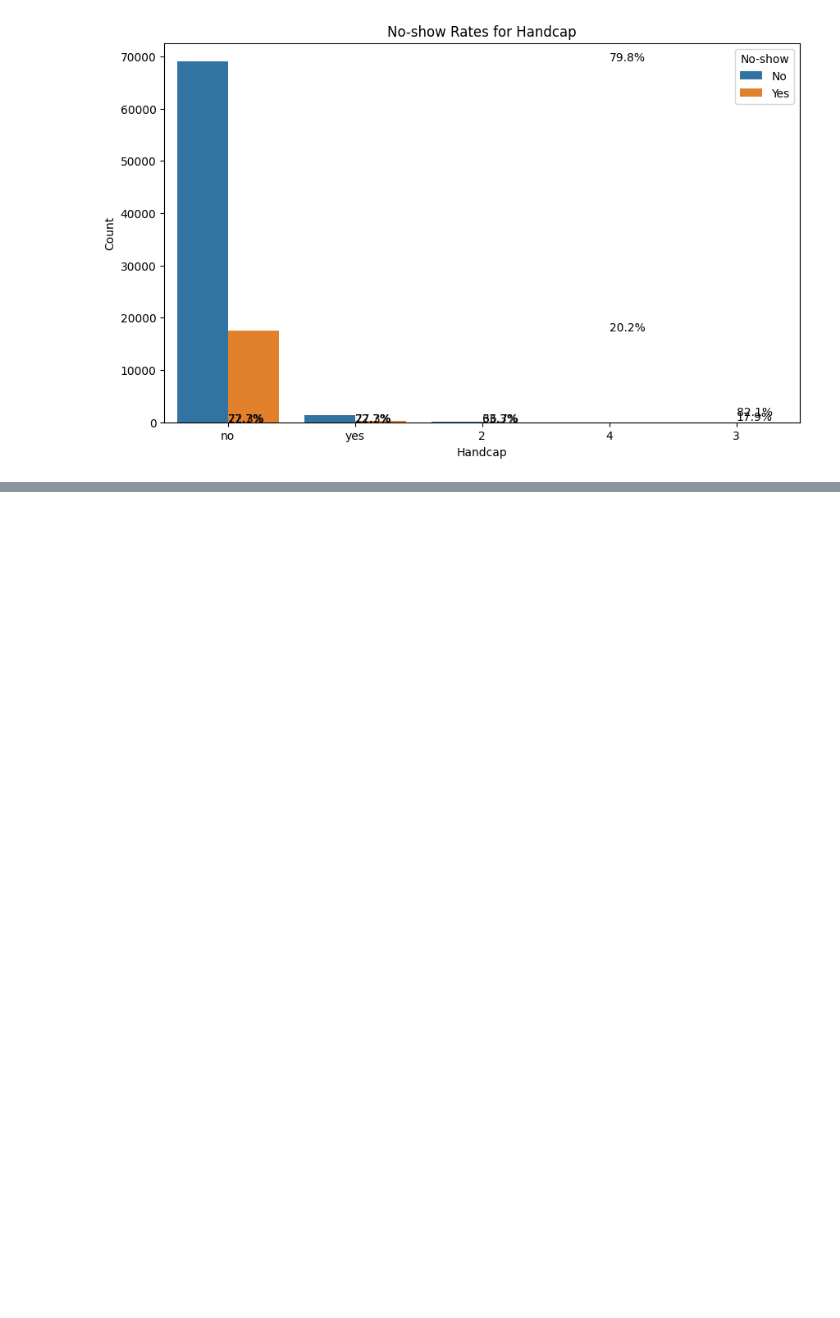
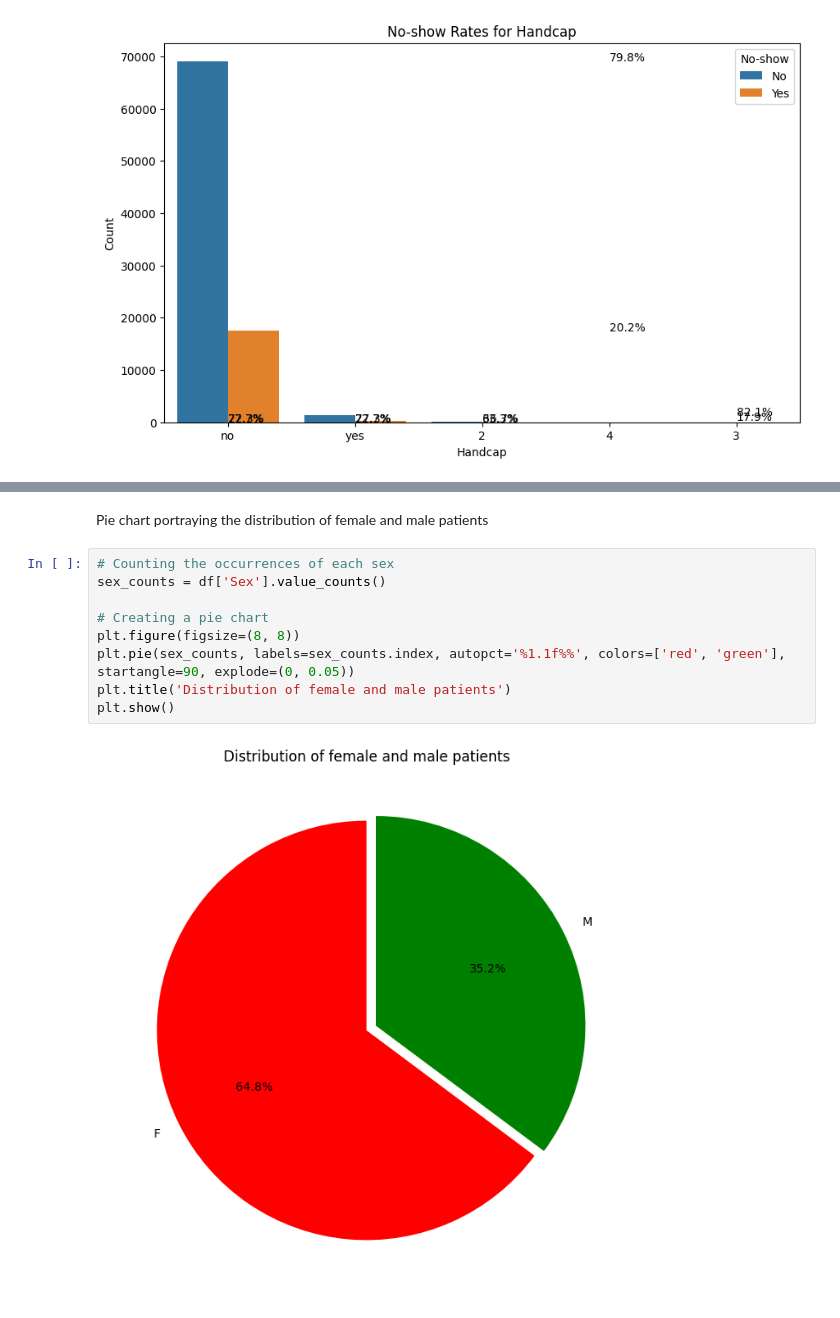
Before and after one commit to kiraduske/DataScience_project, a Jupyter notebook: Data Science Project.ipynb, the cells around one changed output, grey strips where cells are left out. Drawn from its saved outputs; the diff is of its cells as text; blank space fills up the shorter version.

```diff
--- a/Data Science Project.ipynb
+++ b/Data Science Project.ipynb
@@ -269,0 +284,13 @@ for i in range(len(Handcap_counts)):
+# %% [markdown]
+Pie chart portraying the distribution of female and male patients
+# %%
+# Counting the occurrences of each sex
+sex_counts = df['Sex'].value_counts()
+
+# Creating a pie chart
+plt.figure(figsize=(8, 8))
+plt.pie(sex_counts, labels=sex_counts.index, autopct='%1.1f%%', colors=['red', 'green'], startangle=90, explode=(0, 0.05))
+plt.title('Distribution of female and male patients')
+plt.show()
+# %% [output]
+[figure, added]
```
Also changed, not shown: parts of 11 cells of this notebook.
